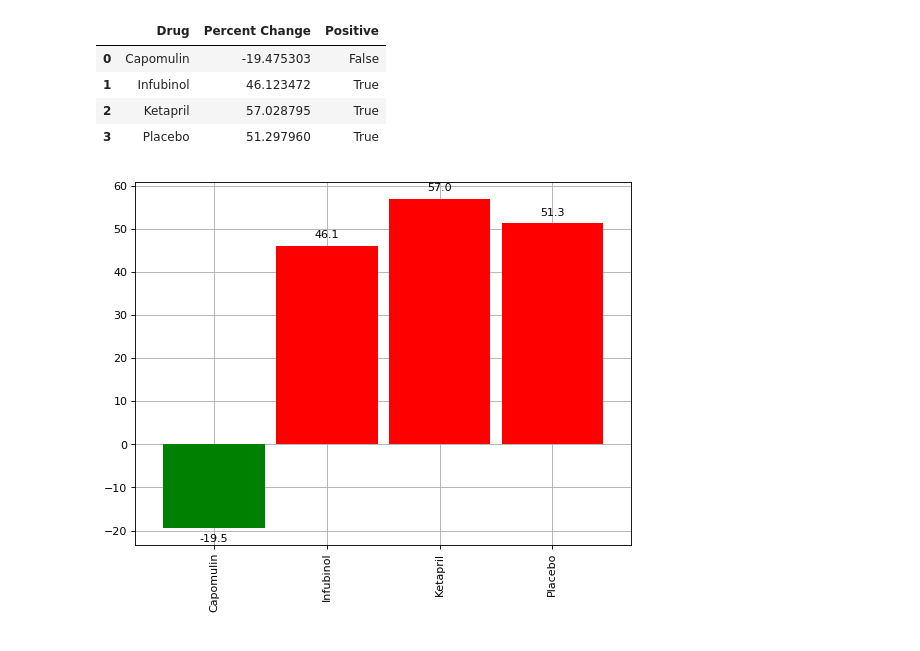
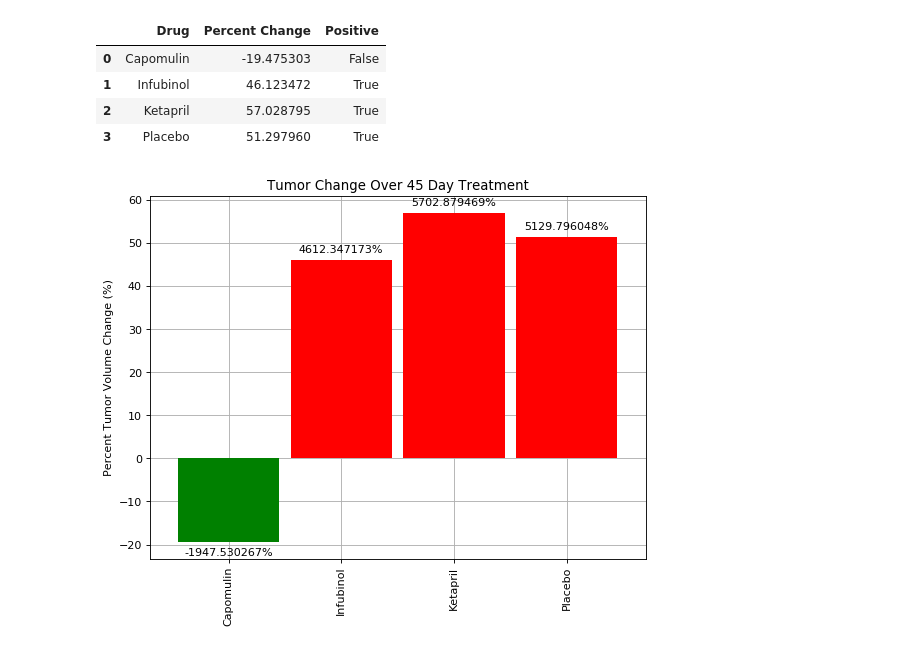
Before and after one commit to kglibrarian/pymaceuticals, a Jupyter notebook: pymaceuticals.ipynb, the cells around one changed output. Drawn from its saved outputs; the diff is of its cells as text; code cells hidden in the pictures.

Commit message:
fixed percent on survival chart

```diff
--- a/pymaceuticals.ipynb
+++ b/pymaceuticals.ipynb
@@ -485,23 +485,6 @@ plt.grid(True, zorder=0)
 # Create the ticks for our bar chart's x axis
 tick_locations = [value for value in x_axis]
 plt.xticks(tick_locations, drug_name)
-
-# create a list to collect the plt.patches data
-totals = []
-
-# find the values and append to list
-#for i in ax.patches:
-    #totals.append(i.get_height())
-
-# set individual bar lables using above list
-#total = sum(totals)
-
-# set individual bar lables using above list
-#for i in ax.patches:
-    # get_x pulls left or right; get_height pushes up or down
-    #ax.text(i.get_x()+.12, i.get_height()-3, \
-            #str(round((i.get_height()/total)*100, 2))+'%', fontsize=12,
-                #color='white')
 
 
 
@@ -516,33 +499,36 @@ def add_value_labels(ax, spacing=5):
         space = spacing
         # Vertical alignment for positive values
         va = 'bottom'
 
         # If value of bar is negative: Place label below bar
         if y_value < 0:
             # Invert space to place label below
             space *= -1
             # Vertically align label at top
             va = 'top'
 
         # Use Y value as label and format number with one decimal place
-        label = "{:.1f}".format(y_value)
+        label = "{:%}".format(y_value)
 
         # Create annotation
         ax.annotate(
             label,                      # Use `label` as label
             (x_value, y_value),         # Place label at end of the bar
             xytext=(0, space),          # Vertically shift label by `space`
             textcoords="offset points", # Interpret `xytext` as offset in points
             ha='center',                # Horizontally center label
             va=va)                      # Vertically align label differently for
                                         # positive and negative values.
 
 
-# Call the function above. All the magic happens there.
 add_value_labels(ax)
+
+#Add labels
+plt.ylabel('Percent Tumor Volume Change (%)')
+plt.title('Tumor Change Over 45 Day Treatment')
 
 # Save Figure
 plt.savefig("SummaryBarGraph.png")
 plt.show()
 # %% [output]
-[figure, old version]
+[figure, new version]
```
Also changed, not shown: 1 other file.
